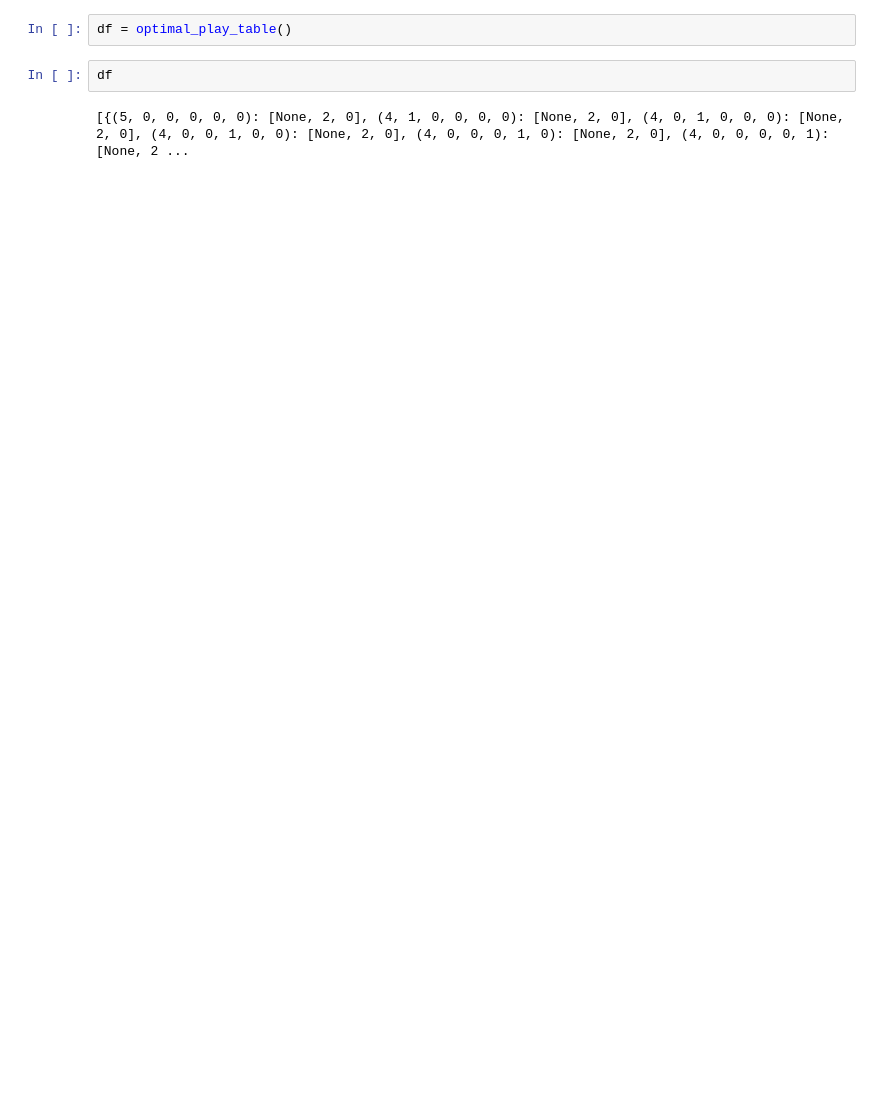
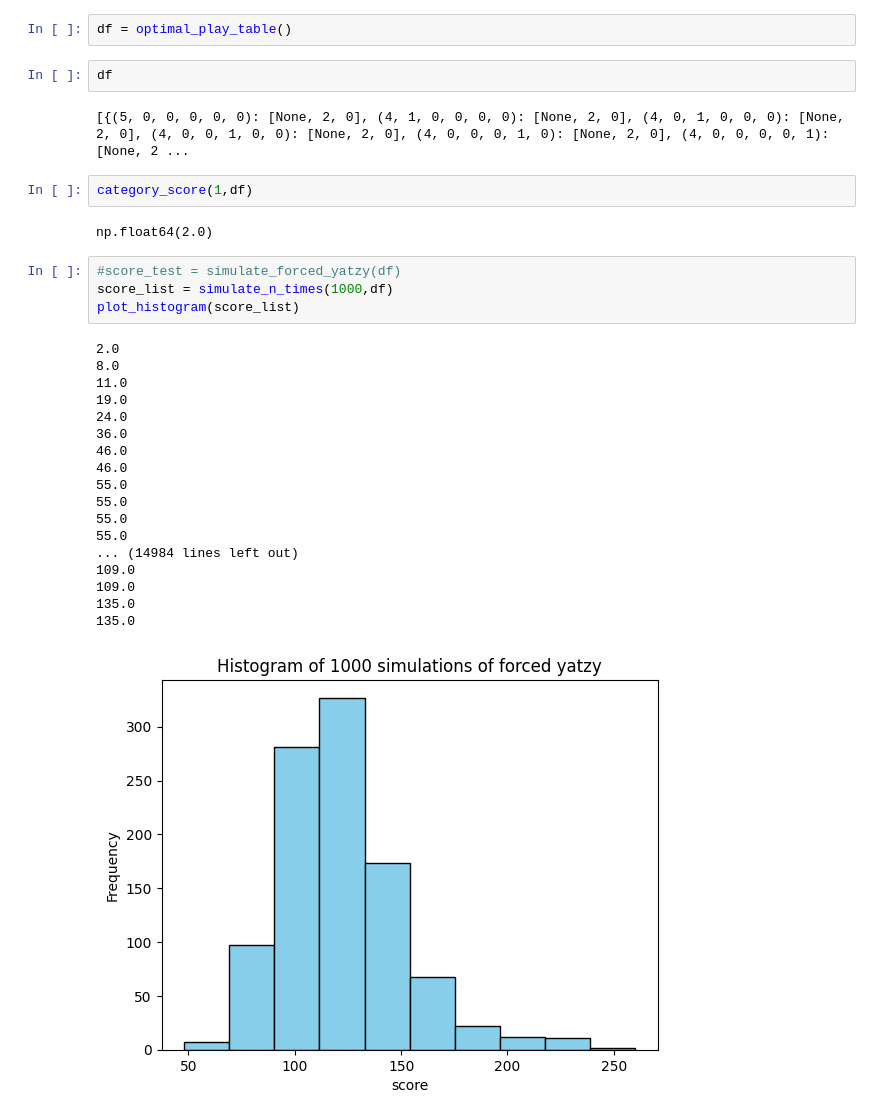
Before and after one commit to Linuchef/Yatzy_optimiziation, a Jupyter notebook: notebooks/analysis.ipynb, the cells around one changed output. Saved outputs shown, nothing was run; the diff lists cells and outputs as text; blank space fills up the shorter version.

Commit message:
Can now simulate n games of forced yatzy
not everything is working perfectly though

```diff
--- a/notebooks/analysis.ipynb
+++ b/notebooks/analysis.ipynb
@@ -6,3 +8,30 @@ df = optimal_play_table()
 df
 # %% [output]
 [{(5, 0, 0, 0, 0, 0): [None, 2, 0], (4, 1, 0, 0, 0, 0): [None, 2, 0], (4, 0, 1, 0, 0, 0): [None, 2, 0], (4, 0, 0, 1, 0, 0): [None, 2, 0], (4, 0, 0, 0, 1, 0): [None, 2, 0], (4, 0, 0, 0, 0, 1): [None, 2 ...
+# %%
+category_score(1,df)
+# %% [output]
+np.float64(2.0)
+# %%
+#score_test = simulate_forced_yatzy(df)
+score_list = simulate_n_times(1000,df)
+plot_histogram(score_list)
+# %% [output]
+2.0
+8.0
+11.0
+19.0
+24.0
+36.0
+46.0
+46.0
+55.0
+55.0
+55.0
+55.0
+... (14984 lines left out)
+109.0
+109.0
+135.0
+135.0
+[figure, added]
```
Also changed, not shown: parts of 1 cell of this notebook, 4 other files.
